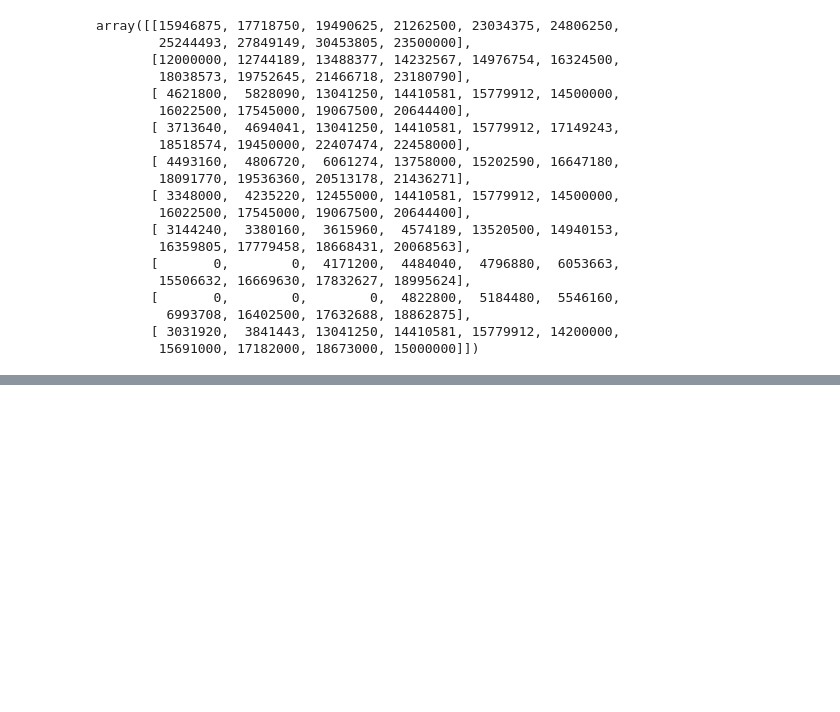
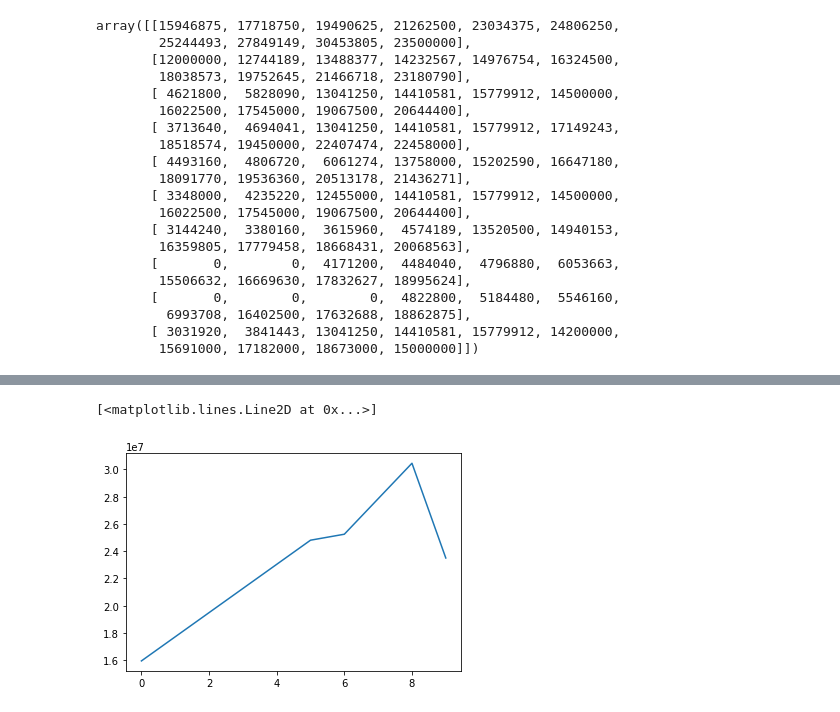
Before and after one commit to abhi-js/DS-MAY-15, a Jupyter notebook: DataScienceVisualisation.ipynb, the cells around one changed output, grey strips where cells are left out. Cells and saved outputs as stored; diff of their text form; code cells hidden in the pictures; blank space fills up the shorter version.

```diff
--- a/DataScienceVisualisation.ipynb
+++ b/DataScienceVisualisation.ipynb
@@ -166,0 +272,5 @@ array([[15946875, 17718750, 19490625, 21262500, 23034375, 24806250,
+# %%
+plt.plot(Salary[0])
+# %% [output]
+[<matplotlib.lines.Line2D at 0x...>]
+[figure, added]
```
Also changed, not shown: parts of 23 cells of this notebook.
